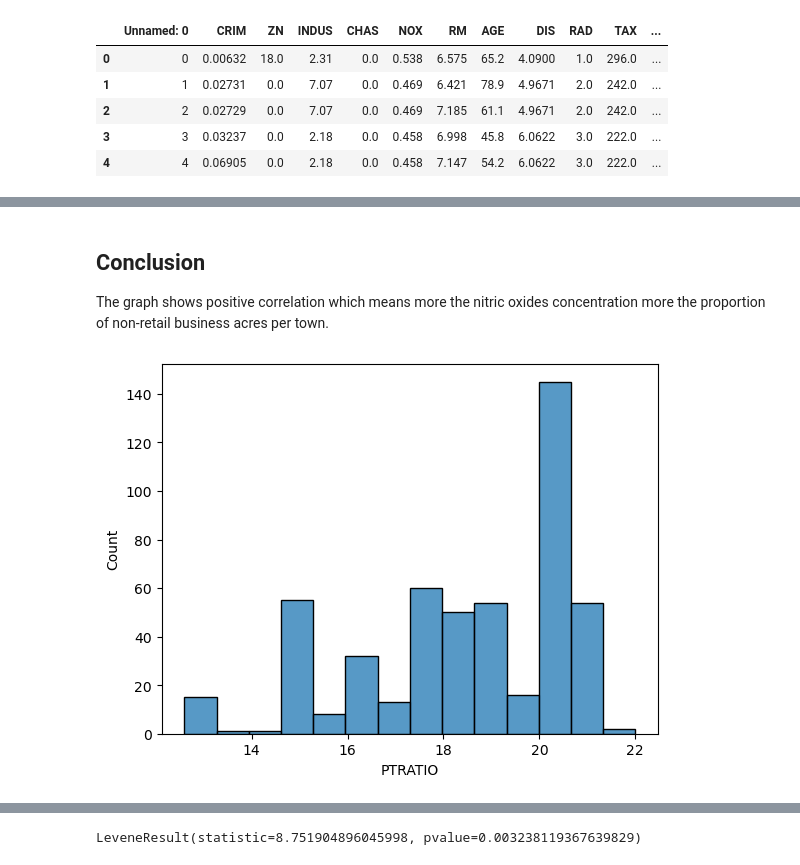
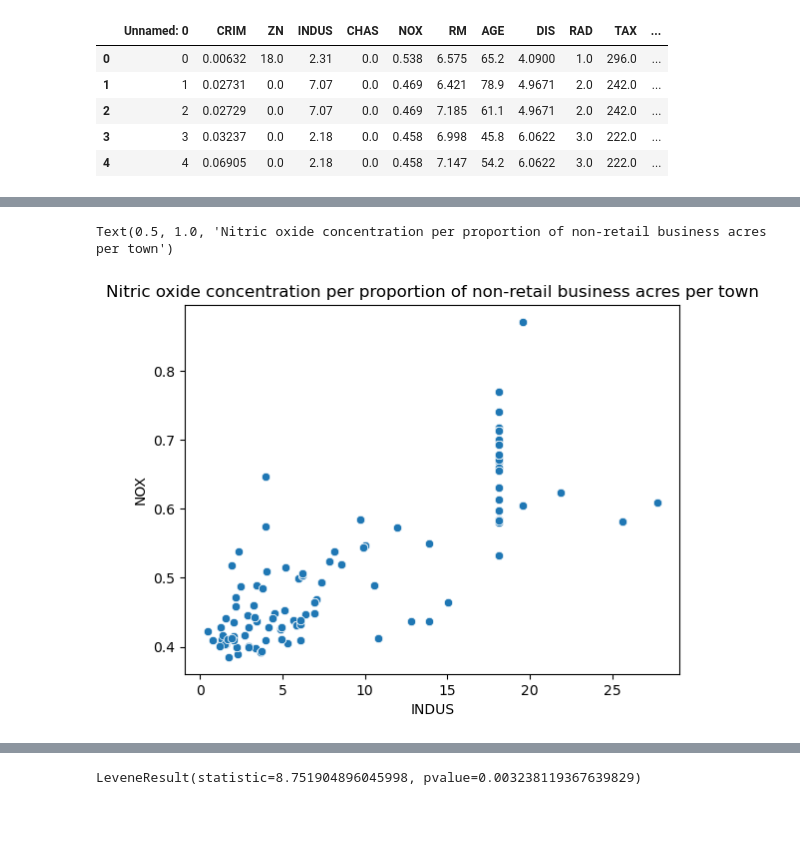
Before and after one commit to bbhargava/StatisticsForDataScienceWithPython, a Jupyter notebook: Statistics for Data Science Project.ipynb, the cells around one changed output, grey strips where cells are left out. Saved outputs shown, nothing was run; the diff lists cells and outputs as text; code cells hidden in the pictures; blank space fills up the shorter version.

```diff
--- a/Statistics for Data Science Project.ipynb
+++ b/Statistics for Data Science Project.ipynb
@@ -76,8 +114,6 @@ plt.show()
-# %% [markdown]
-## Conclusion
-The graph shows positive correlation which means more the nitric oxides concentration more the proportion of non-retail business acres per town.
-# %%
-sns.histplot(data=boston_df, x="PTRATIO")
-plt.show()
-# %% [output]
-[figure, removed]
+# %%
+ax4 = sns.scatterplot(y = 'NOX', x = 'INDUS', data = boston_df)
+ax4.set_title('Nitric oxide concentration per proportion of non-retail business acres per town')
+# %% [output]
+Text(0.5, 1.0, 'Nitric oxide concentration per proportion of non-retail business acres per town')
+[figure, added]
```
Also changed, not shown: parts of 18 cells of this notebook.
